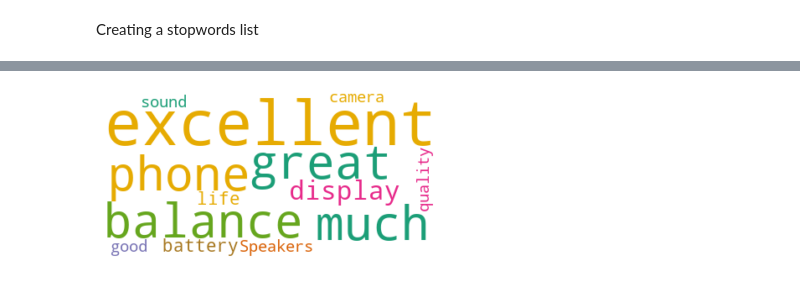
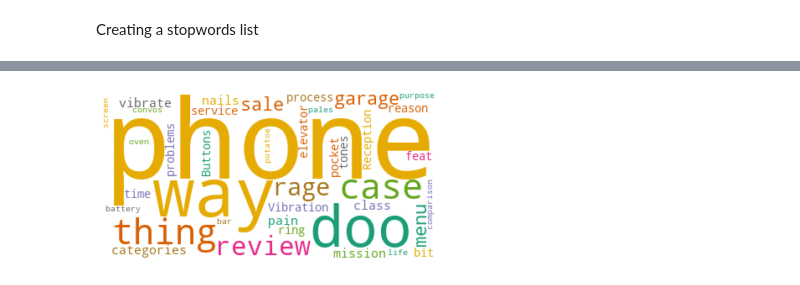
Before and after one commit to A-Nikhil/Sentiment-Analysis-of-Reviews, a Jupyter notebook: product_addOns.ipynb, the cells around one changed output, grey strips where cells are left out. Drawn from its saved outputs; the diff is of its cells as text; code cells hidden in the pictures.

```diff
--- a/product_addOns.ipynb
+++ b/product_addOns.ipynb
@@ -5,4 +6,4 @@ import os
 # %%
-basePath = os.path.abspath('') + "\\"
+basePath = os.path.abspath('') + "\\sentiment-analysis-nlp\\"
 basePath
 # %% [output]
@@ -31,0 +24,6 @@ contents = ["I like this phone very much. It has a great balance between display
+# %%
+# Read the data
+file = basePath + "datasets\\csv_reviews\\amazon_reviews.csv"
+data_as_var = pd.read_csv(file)
+contents = data_as_var["body"]
+print(contents[0:10])
@@ -32,11 +42,18 @@ contents = ["I like this phone very much. It has a great balance between display
 # %%
-nlp = spacy.load("en_core_web_sm");
+nlp = spacy.load("en_core_web_sm")
 
-def get_keywords(review_data):
-    for x in review_data:
-        doc = nlp(x)
-        doc = [i.text for i in doc if
-               i.text not in stop_words and
-               i.pos_ == "NOUN"]
-        doc = pd.Series(doc)
-        return doc
+keyword_map = dict()
+
+# # def get_keywords(review_data):
+# for x in contents[0:10]:
+#     print(x)
+#     doc = nlp(x)
+#     doc = [i.text for i in doc if
+#            i.text not in stop_words and
+#            i.pos_ == "NOUN"]
+#     doc=list(map(lambda i: i.lower(),doc))
+#     doc = pd.Series(doc)
+#     doc = doc.value_counts().index.tolist()
+#     print(doc)
+#     # doc=doc.value_counts().head().index.tolist()
+#     # return doc
@@ -54,0 +62,3 @@ dtype: object
+# %%
+keyword_list = get_keywords(contents)
+keyword_list[0:10]
@@ -55,16 +94,16 @@ dtype: object
 # %%
 from wordcloud import WordCloud
 import matplotlib.pyplot as plt
 
 wc = WordCloud(background_color="white",
                colormap="Dark2",
                max_font_size=150,
                random_state=42)
 
-wc.generate(" ".join(contents))
+wc.generate(" ".join(keyword_list))
 
 plt.imshow(wc, interpolation="bilinear")
 plt.axis("off")
 plt.show()
 # %% [output]
-[figure, old version]
+[figure, new version]
```
Also changed, not shown: parts of 7 cells of this notebook.
